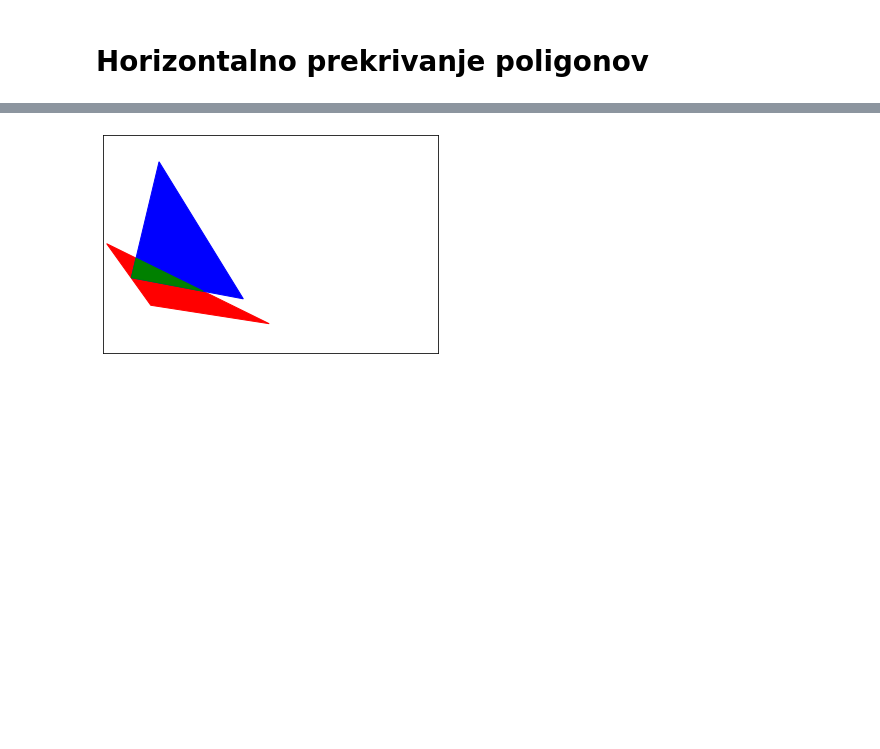
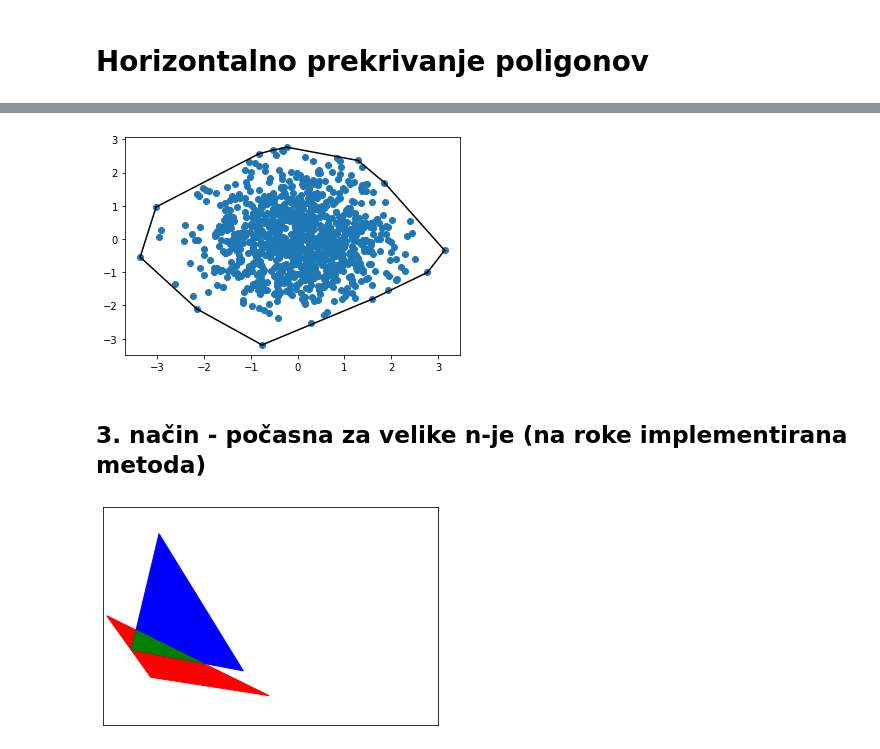
Before and after one commit to UdirL18/Financni-praktikum, a Jupyter notebook: Horizontalno_prekrivanje_poligonov.ipynb, the cells around one changed output, grey strips where cells are left out. Drawn from its saved outputs; the diff is of its cells as text; code cells hidden in the pictures; blank space fills up the shorter version.

```diff
--- a/Horizontalno_prekrivanje_poligonov.ipynb
+++ b/Horizontalno_prekrivanje_poligonov.ipynb
@@ -21,0 +91,9 @@ Najprej poskusimo generirati problem na trikotnikih
+# %%
+points = np.random.randn(1000, 2)   # 1000 random points normalno porazdaljene in 2-D
+hull = ConvexHull(points)
+# %%
+plt.plot(points[:,0], points[:,1], 'o')
+for simplex in hull.simplices:
+    plt.plot(points[simplex, 0], points[simplex, 1], 'k-')
+# %% [output]
+[figure, added]
@@ -22,3 +109,5 @@ Najprej poskusimo generirati problem na trikotnikih
+# %% [markdown]
+## 3. način - počasna za velike n-je (na roke implementirana metoda)
 # %%
 # GENERIRANJE POLJUBNEGA 3-KOTNIKA V RAVNINI
 np.random.seed(9)  # zacetnja vrednost za generator nakljucnih stevil
```
Also changed, not shown: parts of 23 cells of this notebook.
